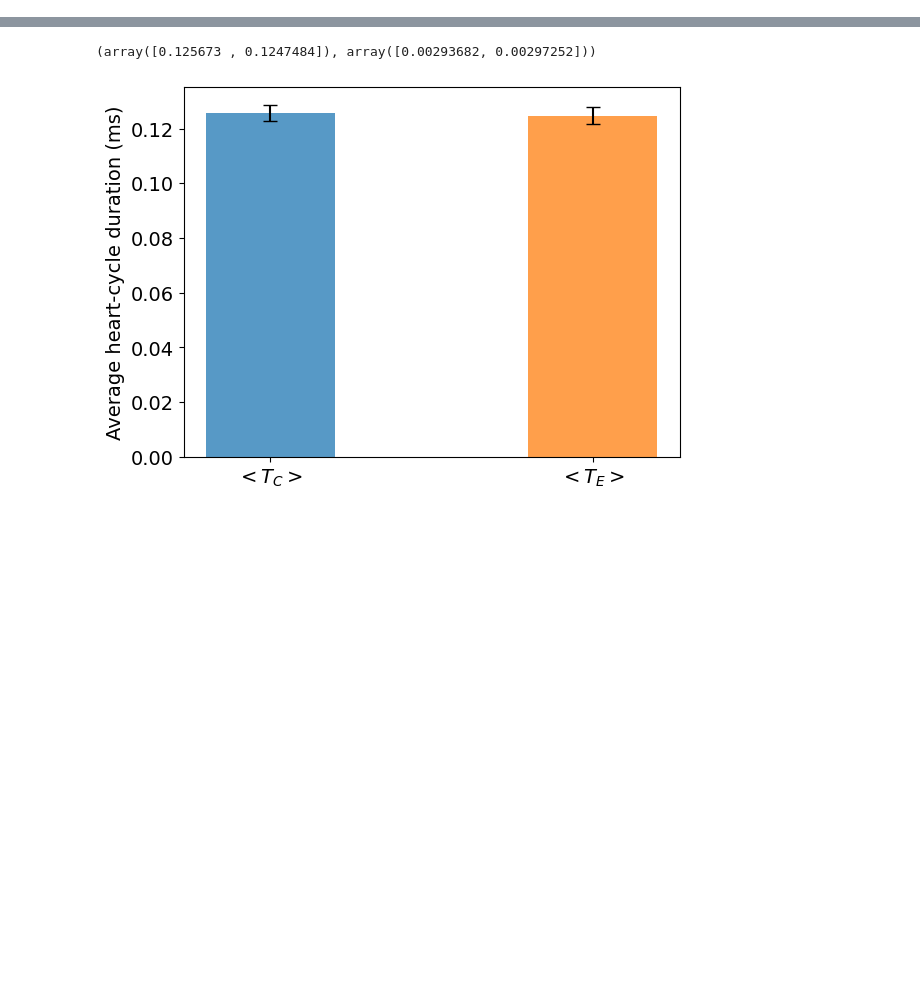
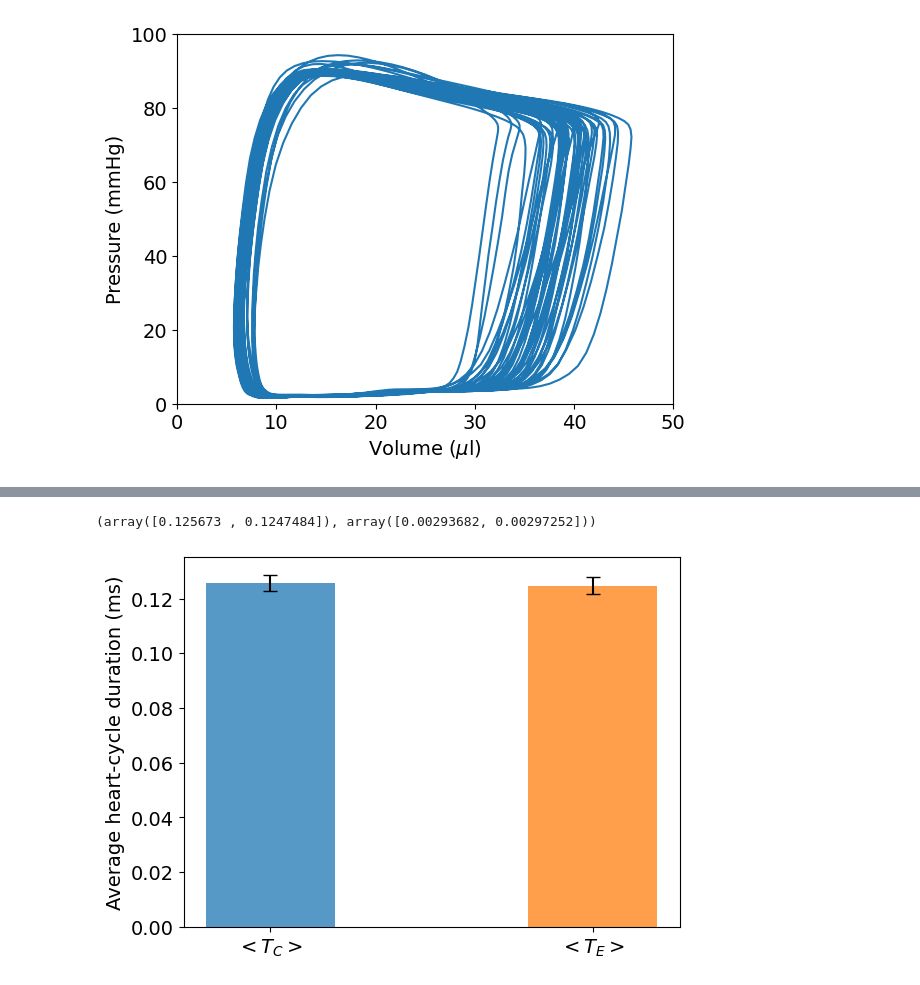
Before and after one commit to moises-santillan/HeartVariability, a Jupyter notebook: Code/HeartVariability.ipynb, the cells around one changed output, grey strips where cells are left out. Drawn from its saved outputs; the diff is of its cells as text; code cells hidden in the pictures; blank space fills up the shorter version.

```diff
--- a/Code/HeartVariability.ipynb
+++ b/Code/HeartVariability.ipynb
@@ -4,3 +4,6 @@ import pandas as pd
 import matplotlib.pyplot as plt
 plt.rcParams.update({'font.size': 14})
 from scipy import stats
+# %%
+df = pd.read_csv ("control_group.csv")
+df
@@ -6,0 +24,8 @@ from scipy import stats
+# %%
+plt.plot(df[" Volume C1"], df["Pressure C1"])
+plt.axis([0, 50, 0, 100])
+plt.xlabel("Volume ($\mu$l)")
+plt.ylabel("Pressure (mmHg)")
+plt.savefig("../Manuscript/PVLoops_A.pdf")
+# %% [output]
+[figure, added]
```
Also changed, not shown: parts of 5 cells of this notebook, 8 other files.
